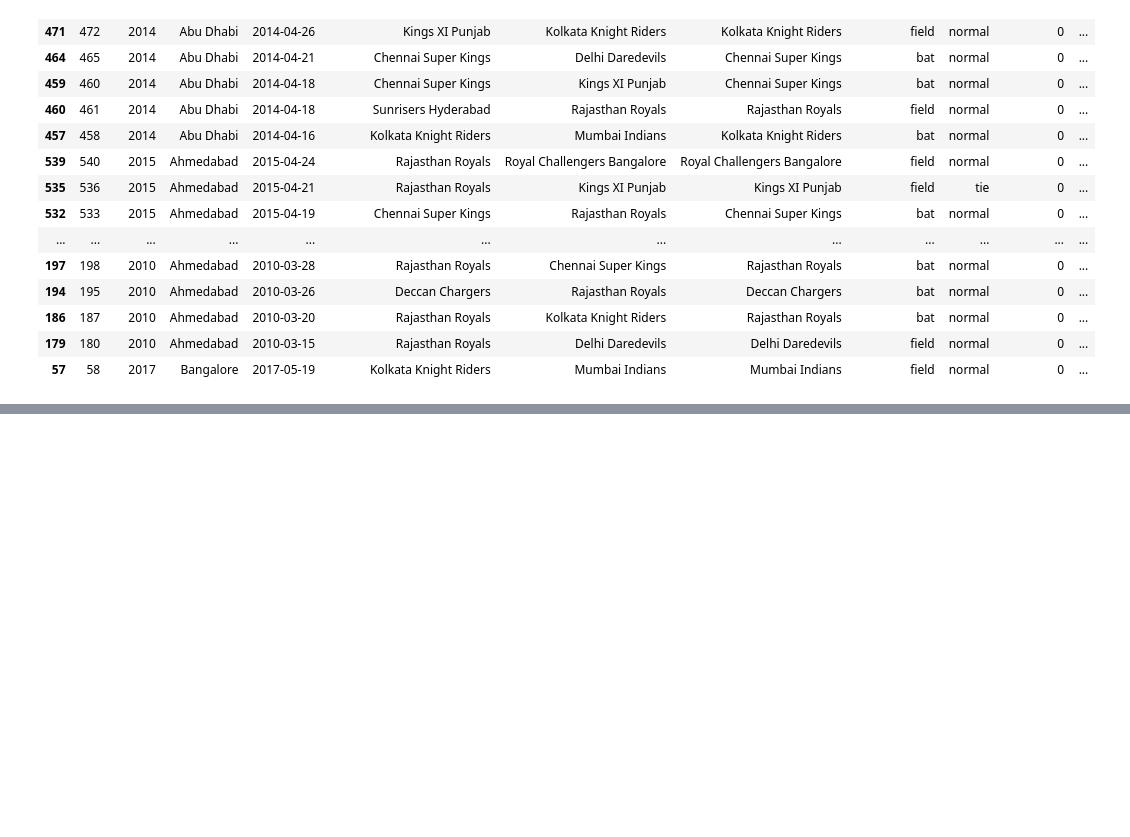
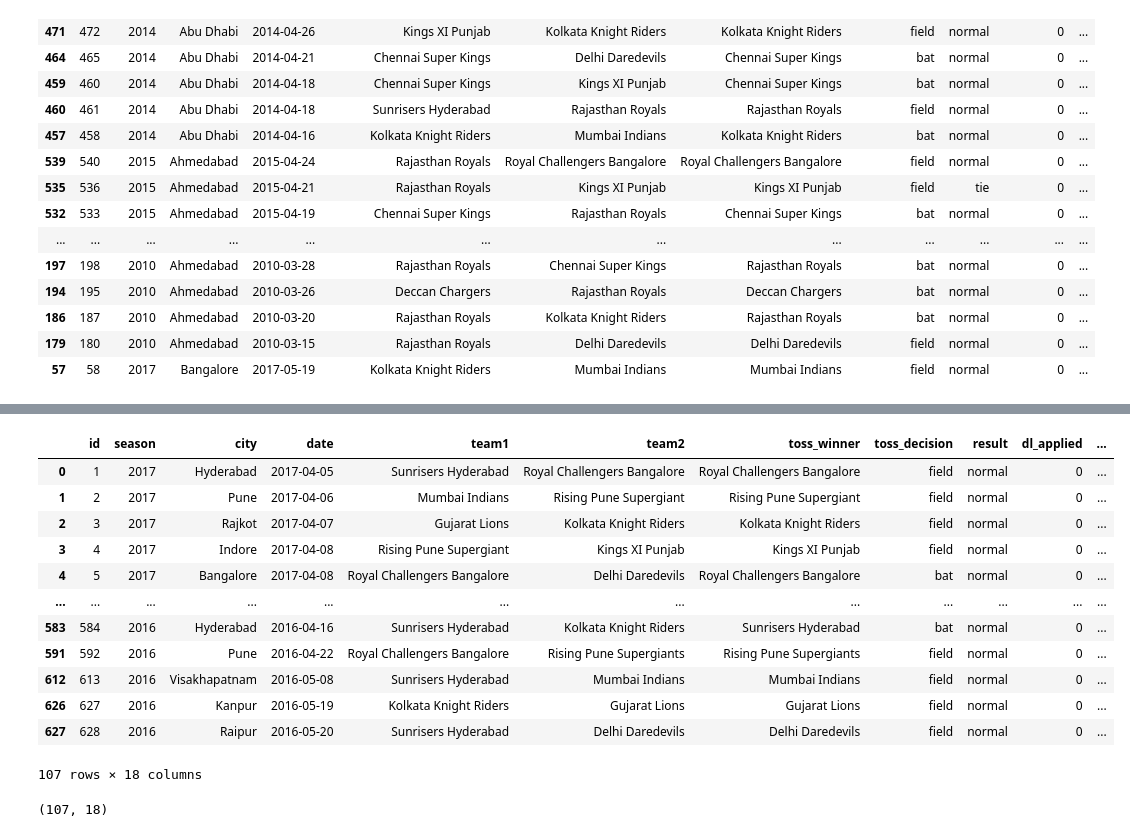
Before and after one commit to dailycodeminskole/FEB_DS_7AM, a Jupyter notebook: 55_PANDAS_IPL_BooleanMasking.ipynb, the cells around one changed output, grey strips where cells are left out. Drawn from its saved outputs; the diff is of its cells as text; code cells hidden in the pictures; blank space fills up the shorter version.

```diff
--- a/55_PANDAS_IPL_BooleanMasking.ipynb
+++ b/55_PANDAS_IPL_BooleanMasking.ipynb
@@ -435,0 +478,20 @@ data.sort_values(['city','date'],ascending=[True,False]).head(20)
+# %%
+data.drop_duplicates(subset=['city','season'])
+# %% [output]
+|  | id | season | city | date | team1 | team2 | toss_winner | toss_decision | result | dl_applied | ... |
+| 0 | 1 | 2017 | Hyderabad | 2017-04-05 | Sunrisers Hyderabad | Royal Challengers Bangalore | Royal Challengers Bangalore | field | normal | 0 | ... |
+| 1 | 2 | 2017 | Pune | 2017-04-06 | Mumbai Indians | Rising Pune Supergiant | Rising Pune Supergiant | field | normal | 0 | ... |
+| 2 | 3 | 2017 | Rajkot | 2017-04-07 | Gujarat Lions | Kolkata Knight Riders | Kolkata Knight Riders | field | normal | 0 | ... |
+| 3 | 4 | 2017 | Indore | 2017-04-08 | Rising Pune Supergiant | Kings XI Punjab | Kings XI Punjab | field | normal | 0 | ... |
+| 4 | 5 | 2017 | Bangalore | 2017-04-08 | Royal Challengers Bangalore | Delhi Daredevils | Royal Challengers Bangalore | bat | normal | 0 | ... |
+| ... | ... | ... | ... | ... | ... | ... | ... | ... | ... | ... | ... |
+| 583 | 584 | 2016 | Hyderabad | 2016-04-16 | Sunrisers Hyderabad | Kolkata Knight Riders | Sunrisers Hyderabad | bat | normal | 0 | ... |
+| 591 | 592 | 2016 | Pune | 2016-04-22 | Royal Challengers Bangalore | Rising Pune Supergiants | Rising Pune Supergiants | field | normal | 0 | ... |
+| 612 | 613 | 2016 | Visakhapatnam | 2016-05-08 | Sunrisers Hyderabad | Mumbai Indians | Mumbai Indians | field | normal | 0 | ... |
+| 626 | 627 | 2016 | Kanpur | 2016-05-19 | Kolkata Knight Riders | Gujarat Lions | Gujarat Lions | field | normal | 0 | ... |
+| 627 | 628 | 2016 | Raipur | 2016-05-20 | Sunrisers Hyderabad | Delhi Daredevils | Delhi Daredevils | field | normal | 0 | ... |
+107 rows × 18 columns
+# %%
+data.drop_duplicates(subset=['city','season']).shape
+# %% [output]
+(107, 18)
```
Also changed, not shown: parts of 9 cells of this notebook, 1 other file.
